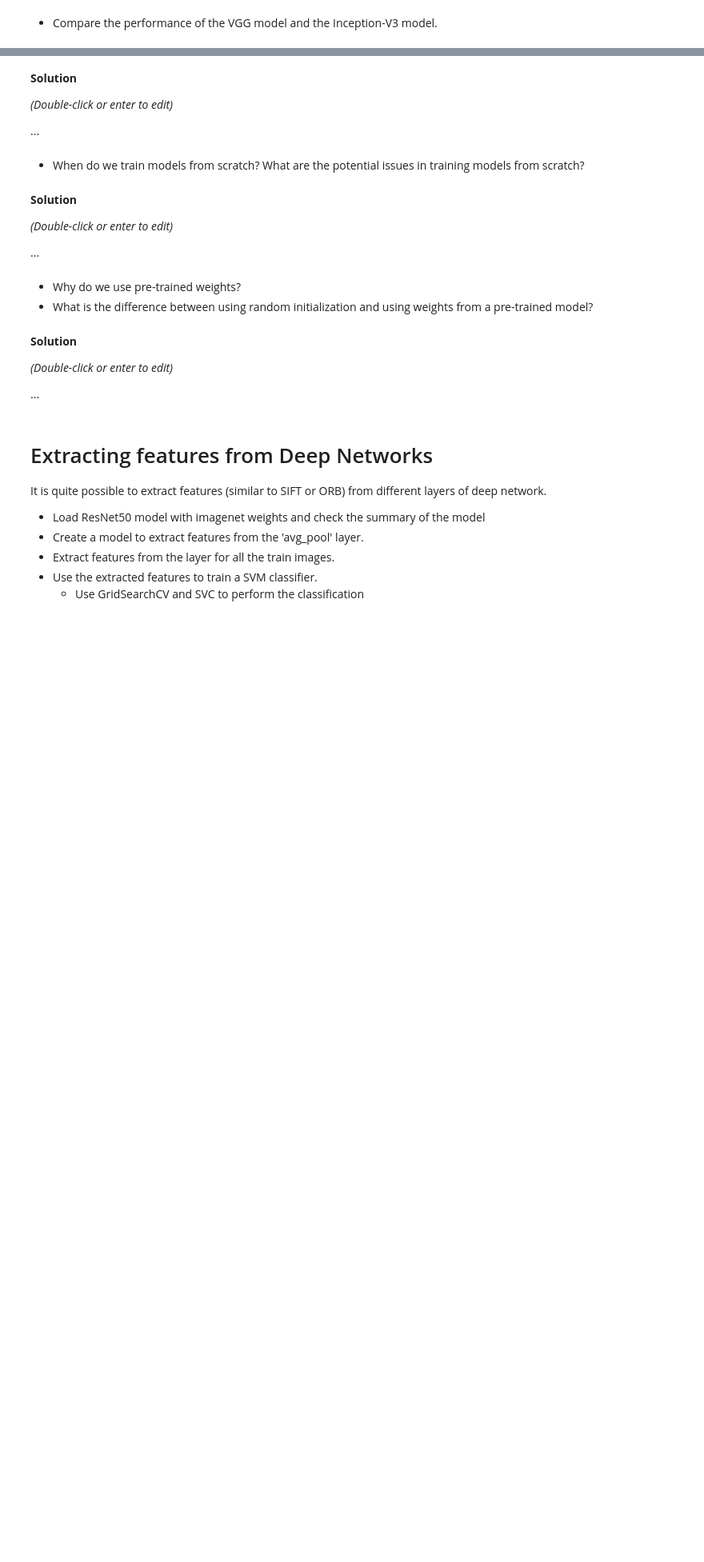
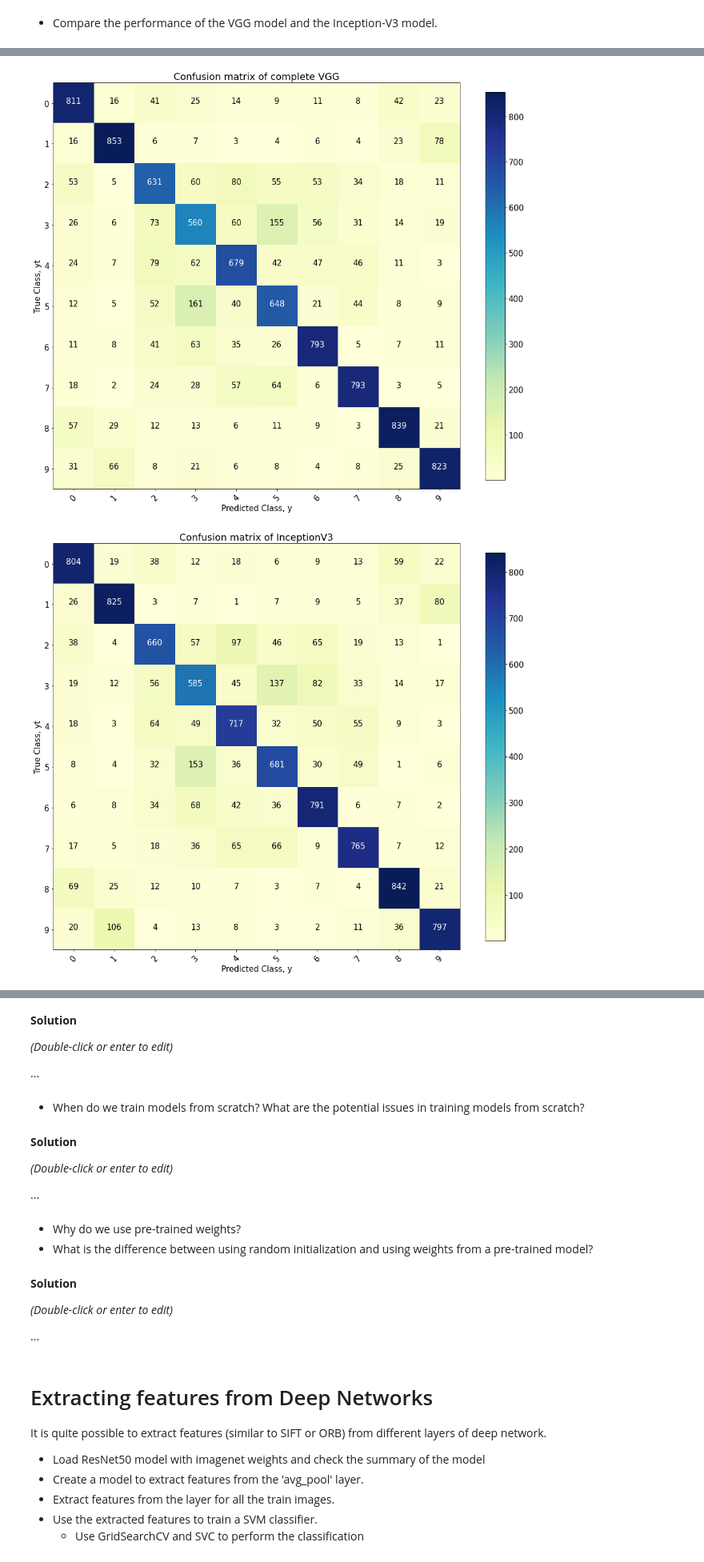
Before and after one commit to mario-rot/ComputerVisionCourse-MAI, a Jupyter notebook: Session 8/P8_Mario_Lauren.ipynb, the cells around one changed output, grey strips where cells are left out. Shown at 80% size. Saved outputs shown, nothing was run; the diff lists cells and outputs as text; code cells hidden in the pictures; blank space fills up the shorter version.

```diff
--- a/Session 8/P8_Mario_Lauren.ipynb
+++ b/Session 8/P8_Mario_Lauren.ipynb
@@ -483,0 +457,10 @@ NameError: ignored
+# %%
+preds_cVGG = model_cVGG.predict(x_test)
+preds_Incep = model_tl.predict(x_test)
+
+predictions_cVGG = [np.argmax(np.array(pred)) for pred in preds_cVGG]
+predictions_Incep = [np.argmax(np.array(pred)) for pred in preds_Incep]
+
+plot_confusion_matrix(confusion_matrix(y_test, predictions_cVGG), list(range(10)), False,'YlGnBu', 'Confusion matrix of complete VGG')
+plot_confusion_matrix(confusion_matrix(y_test, predictions_Incep), list(range(10)), False,'YlGnBu', 'Confusion matrix of InceptionV3')
+# %% [output]
@@ -483,0 +469,2 @@ NameError: ignored
+[figure, added]
+[figure, added]
```
Also changed, not shown: parts of 8 cells of this notebook.
